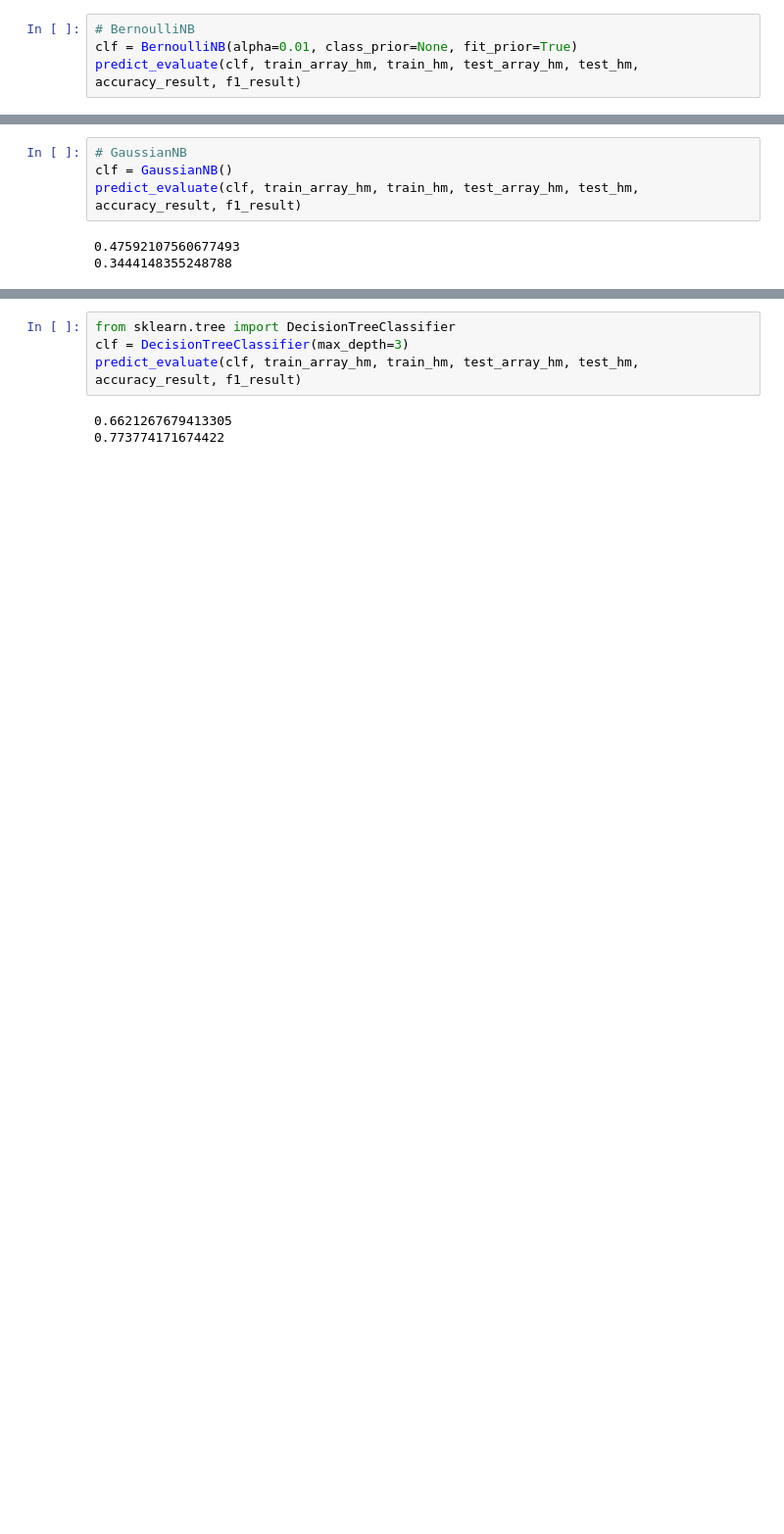
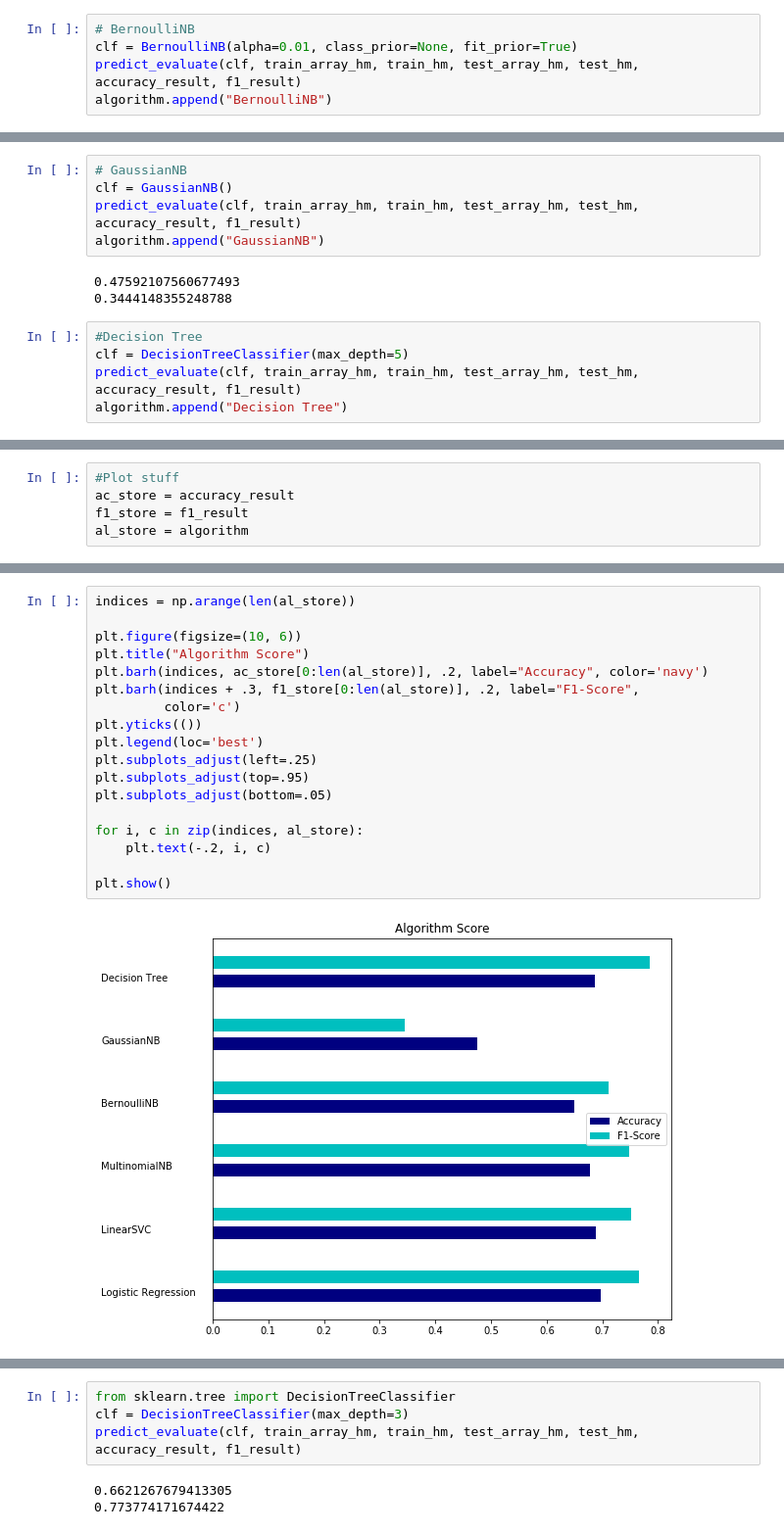
Before and after one commit to luminous66/CMPE256Project, a Jupyter notebook: happyDB-marriage.ipynb, the cells around one changed output, grey strips where cells are left out. Shown: that part at 98% size. Saved outputs shown, nothing was run; the diff lists cells and outputs as text; blank space fills up the shorter version.

Commit message:
added graphs

```diff
--- a/happyDB-marriage.ipynb
+++ b/happyDB-marriage.ipynb
@@ -342,6 +347,7 @@ predict_evaluate(clf, train_array_hm, train_hm, test_array_hm, test_hm, accuracy
 # BernoulliNB
 clf = BernoulliNB(alpha=0.01, class_prior=None, fit_prior=True)
 predict_evaluate(clf, train_array_hm, train_hm, test_array_hm, test_hm, accuracy_result, f1_result)
+algorithm.append("BernoulliNB")
 # %% [output]
 0.6496245852977126
 0.7114715440140339
@@ -349,6 +355,12 @@ predict_evaluate(clf, train_array_hm, train_hm, test_array_hm, test_hm, accuracy
 # GaussianNB
 clf = GaussianNB()
 predict_evaluate(clf, train_array_hm, train_hm, test_array_hm, test_hm, accuracy_result, f1_result)
+algorithm.append("GaussianNB")
 # %% [output]
 0.47592107560677493
 0.3444148355248788
+# %%
+#Decision Tree
+clf = DecisionTreeClassifier(max_depth=5)
+predict_evaluate(clf, train_array_hm, train_hm, test_array_hm, test_hm, accuracy_result, f1_result)
+algorithm.append("Decision Tree")
@@ -354,0 +370,5 @@ predict_evaluate(clf, train_array_hm, train_hm, test_array_hm, test_hm, accuracy
+# %%
+#Plot stuff
+ac_store = accuracy_result
+f1_store = f1_result
+al_store = algorithm
@@ -355 +391,21 @@ predict_evaluate(clf, train_array_hm, train_hm, test_array_hm, test_hm, accuracy
+# %%
+indices = np.arange(len(al_store))
+
+plt.figure(figsize=(10, 6))
+plt.title("Algorithm Score")
+plt.barh(indices, ac_store[0:len(al_store)], .2, label="Accuracy", color='navy')
+plt.barh(indices + .3, f1_store[0:len(al_store)], .2, label="F1-Score",
+         color='c')
+plt.yticks(())
+plt.legend(loc='best')
+plt.subplots_adjust(left=.25)
+plt.subplots_adjust(top=.95)
+plt.subplots_adjust(bottom=.05)
+
+for i, c in zip(indices, al_store):
+    plt.text(-.2, i, c)
+
+plt.show()
+# %% [output]
+[figure, added]
 # %%
```
Also changed, not shown: parts of 26 cells of this notebook.
